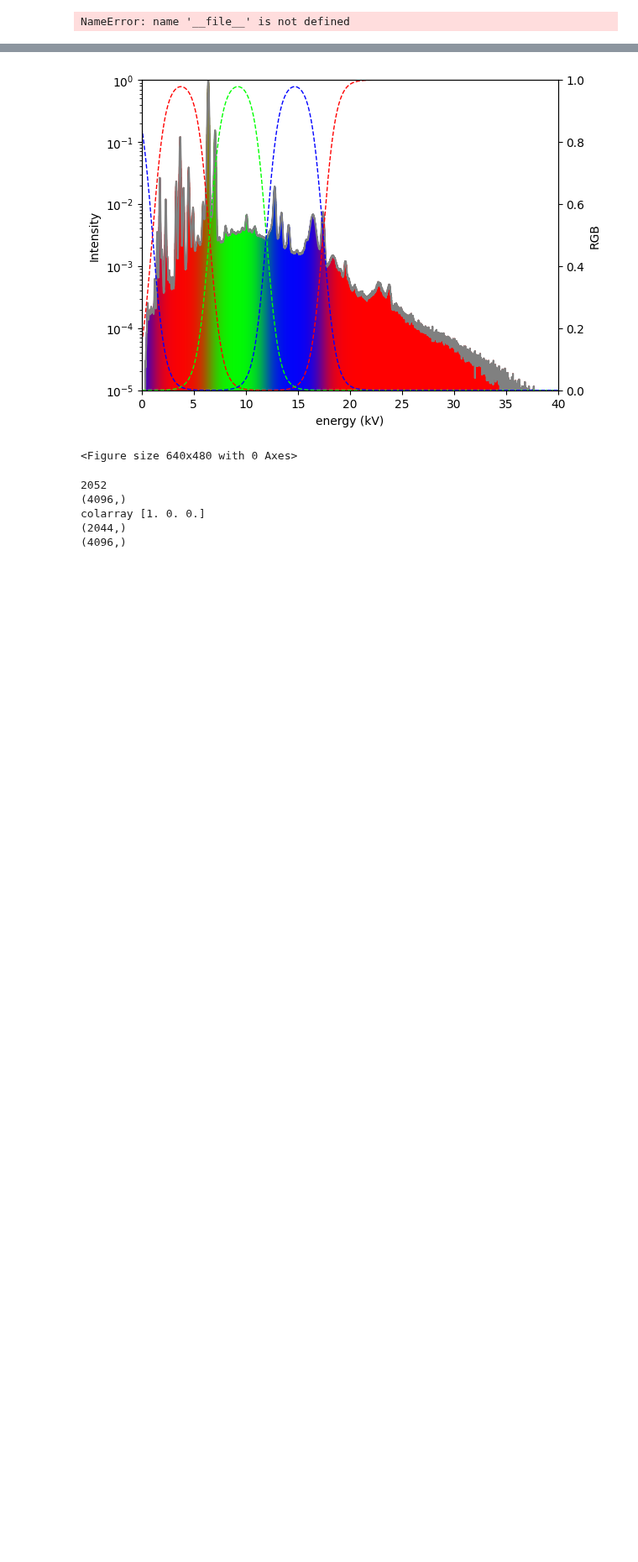
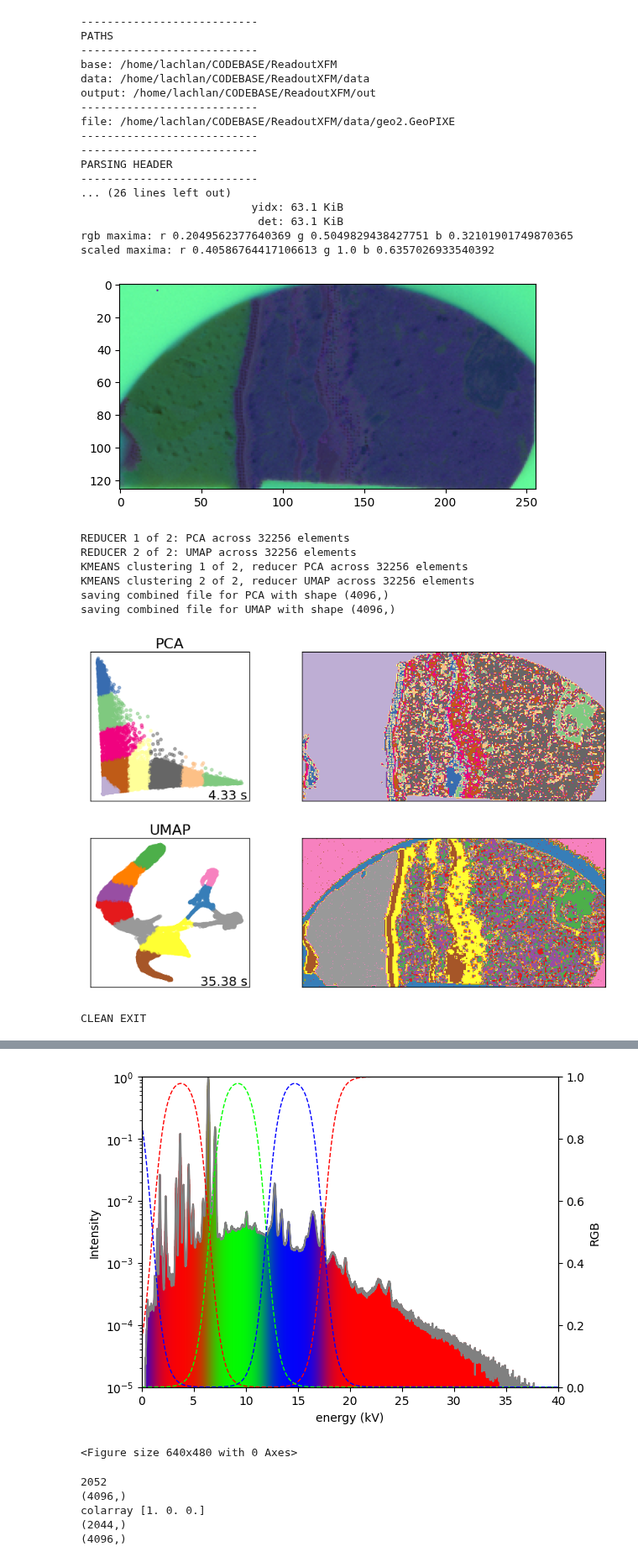
Before and after one commit to lachlanc61/ReadoutXFM, a Jupyter notebook: explore.ipynb, the cells around one changed output, grey strips where cells are left out. Shown at 84% size. Drawn from its saved outputs; the diff is of its cells as text; code cells hidden in the pictures; blank space fills up the shorter version.

```diff
--- a/explore.ipynb
+++ b/explore.ipynb
@@ -27,12 +27,15 @@ Parses spectrum-by-pixel maps from IXRF XFM
 """
 
 #-----------------------------------
+#CLASSES
+#-----------------------------------
+
+#-----------------------------------
 #INITIALISE
 #-----------------------------------
 
 #initialise directories relative to current script
-script=os.path.realpath(__file__)
-f, fname, script, spath, wdir, odir = utils.initialise(script)
+f, fname, script, spath, wdir, odir = utils.initialise()
 
 starttime = time.time()             #init timer
 chan=np.arange(0,config.NCHAN)      #channels
@@ -41,6 +44,7 @@ noisecorrect=True                   #apply adjustment to SNIP to fit noisy pixel
 
 #if we are creating colourmaps, set up colour routine
 if config.DOCOLOURS == True: colour.initialise(energy)
+
 
 #-----------------------------------
 #MAIN START
@@ -70,12 +74,12 @@ with open(f, mode='rb') as file: # rb = read binary
     if config.FORCEPARSE:
         #loop through all pixels and return data, corrected data
         #   and pixel header arrays
-        data, corrected, pxlen, xidx, yidx, det, dt, rvals, bvals, gvals, totalcounts, nrows, odir \
-            = bitops.parsespec(stream, headerlen, chan, energy, mapx, mapy, totalpx)
+        data, corrected, pxlen, xidx, yidx, det, dt, rvals, bvals, gvals, totalcounts, nrows \
+            = bitops.parsespec(stream, headerlen, chan, energy, mapx, mapy, totalpx, odir)
     else:
         #read these from a text file
-        data, corrected, pxlen, xidx, yidx, det, dt, rvals, bvals, gvals, totalcounts, nrows, odir \
-            = bitops.readspec(config.outfile)
+        data, corrected, pxlen, xidx, yidx, det, dt, rvals, bvals, gvals, totalcounts, nrows \
+            = bitops.readspec(config.outfile, odir)
 
     #show memory usage
     utils.varsizes(locals().items())
@@ -86,33 +90,58 @@ with open(f, mode='rb') as file: # rb = read binary
     gc.collect()
 
     #perform post-analysis:
 
     #create and show colour map
     if config.DOCOLOURS == True:
-        rgbarray=colour.complete(rvals, gvals, bvals, mapx, nrows)
+        rgbarray=colour.complete(rvals, gvals, bvals, mapx, nrows, odir)
 
     #perform clustering
     if config.DOCLUST:
-        categories, classavg = clustering.complete(data, energy, totalpx, mapx, mapy)
+        categories, classavg = clustering.complete(data, energy, totalpx, mapx, mapy, odir)
 
 print("CLEAN EXIT")
 
 
 """
 runtime log:
                             t/px
 reading only:               0.000140 s
 +clustering                 0.001296 s
 colourmap:                  0.007800 s
 
 improving colourmap:
     for j:                  0.007625 s
     vectorise channels:     0.004051 s
     pre-init gaussians:     0.002641 s
     fully vectorised:       0.001886 s
 add background fitting:
     snip:               0.002734 s
     complex snip:       0.002919 s
 """
 # %% [output]
-NameError: name '__file__' is not defined
+---------------------------
+PATHS
+---------------------------
+base: /home/lachlan/CODEBASE/ReadoutXFM
+data: /home/lachlan/CODEBASE/ReadoutXFM/data
+output: /home/lachlan/CODEBASE/ReadoutXFM/out
+---------------------------
+file: /home/lachlan/CODEBASE/ReadoutXFM/data/geo2.GeoPIXE
+---------------------------
+---------------------------
+PARSING HEADER
+---------------------------
+... (26 lines left out)
+                          yidx: 63.1 KiB
+                           det: 63.1 KiB
+rgb maxima: r 0.2049562377640369 g 0.5049829438427751 b 0.32101901749870365
+scaled maxima: r 0.40586764417106613 g 1.0 b 0.6357026933540392
+[figure, added]
+REDUCER 1 of 2: PCA across 32256 elements
+REDUCER 2 of 2: UMAP across 32256 elements
+KMEANS clustering 1 of 2, reducer PCA across 32256 elements
+KMEANS clustering 2 of 2, reducer UMAP across 32256 elements
+saving combined file for PCA with shape (4096,)
+saving combined file for UMAP with shape (4096,)
+[figure, added]
+CLEAN EXIT
```
Also changed, not shown: parts of 1 cell of this notebook, 5 other files.
